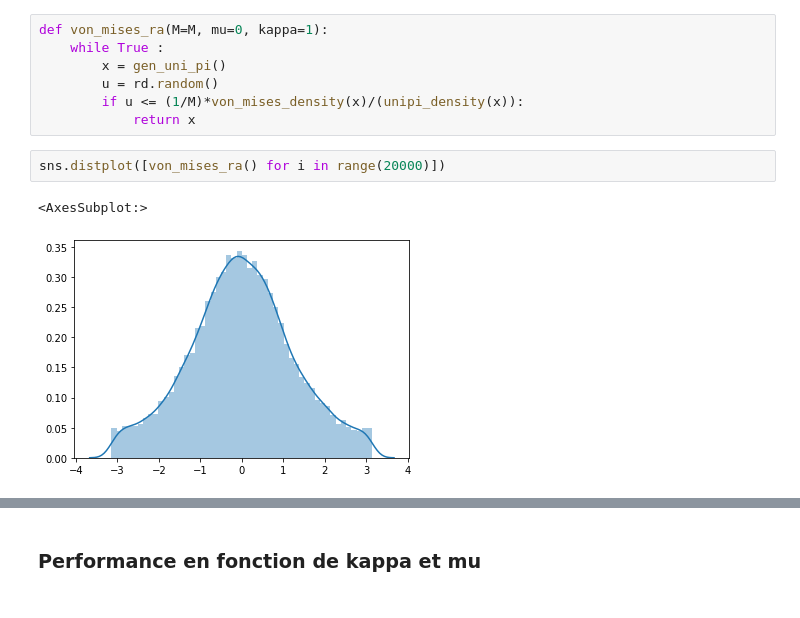
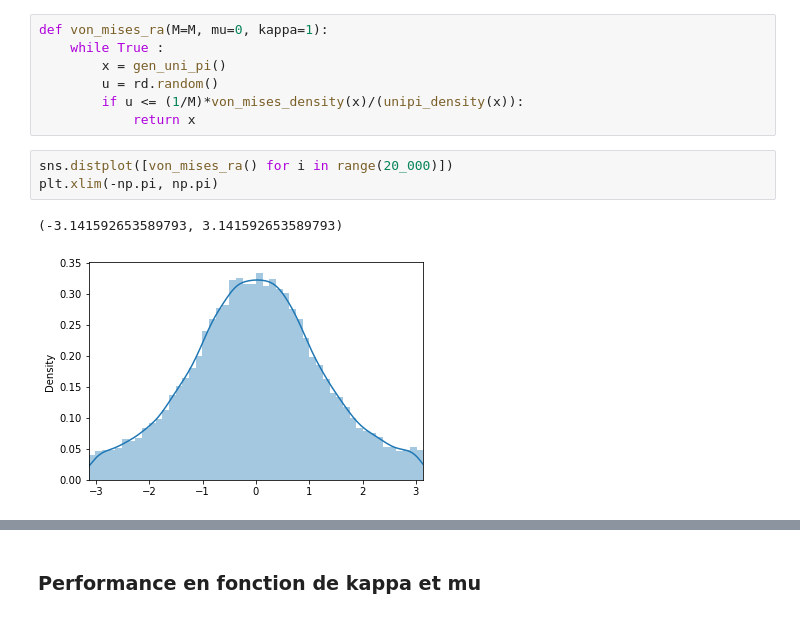
Before and after one commit to emanieluu/Projet_Monte_Carlo_ENSAE_2A_S2, a Jupyter notebook: Projet-Monte-Carlo.ipynb, the cells around one changed output, grey strips where cells are left out. Saved outputs shown, nothing was run; the diff lists cells and outputs as text.

```diff
--- a/Projet-Monte-Carlo.ipynb
+++ b/Projet-Monte-Carlo.ipynb
@@ -45,8 +45,9 @@ def von_mises_ra(M=M, mu=0, kappa=1):
         if u <= (1/M)*von_mises_density(x)/(unipi_density(x)):
             return x
 # %%
-sns.distplot([von_mises_ra() for i in range(20000)])
+sns.distplot([von_mises_ra() for i in range(20_000)])
+plt.xlim(-np.pi, np.pi)
 # %% [output]
-<AxesSubplot:>
+(-3.141592653589793, 3.141592653589793)
-[figure, old version]
+[figure, new version]
 # %%
```
Also changed, not shown: parts of 12 cells of this notebook.
